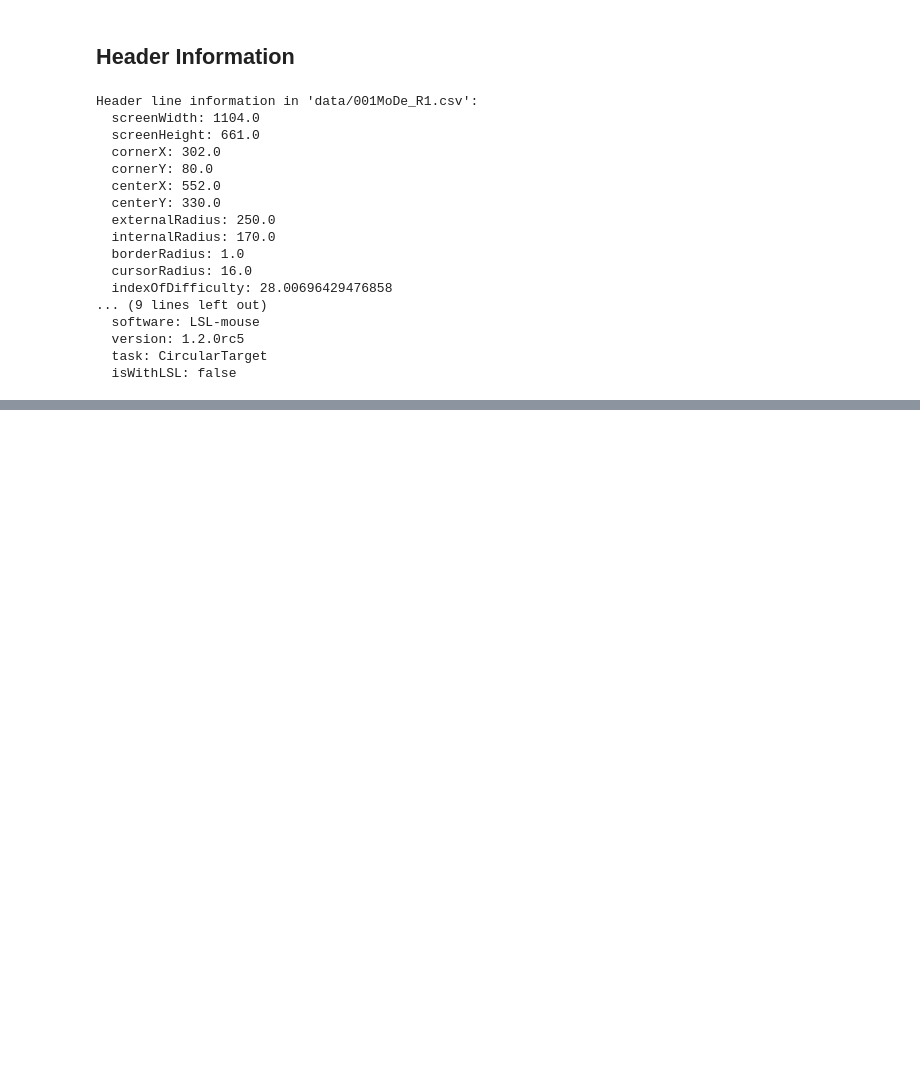
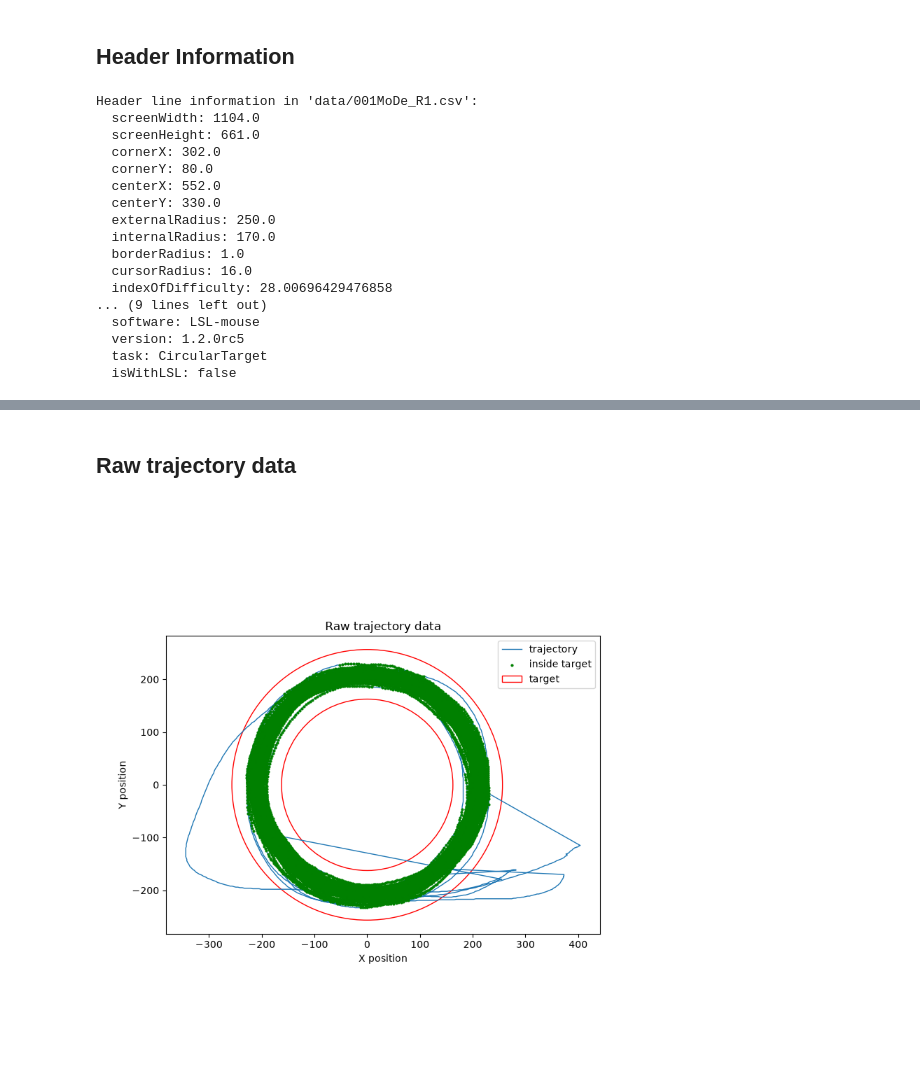
Before and after one commit to damienclanet080805-netizen/Circular-task-D, a Jupyter notebook: Circular task D.ipynb, the cells around one changed output, grey strips where cells are left out. Saved outputs shown, nothing was run; the diff lists cells and outputs as text; code cells hidden in the pictures; blank space fills up the shorter version.

```diff
--- a/Circular task D.ipynb
+++ b/Circular task D.ipynb
@@ -63,0 +257,65 @@ Header line information in 'data/001MoDe_R1.csv':
+# %% [markdown]
+
+## Raw trajectory data
+# %%
+
+fig, ax = plt.subplots(figsize=(8, 8))
+
+# Plot the complete mouse trajectory
+ax.plot(
+    x_raw,
+    y_raw,
+    color="tab:blue",
+    linewidth=1,
+    label="trajectory"
+)
+
+# Identify mouse positions inside the target
+inside_mask = mouse_data[:, 3] == 1
+
+# Plot positions inside the target
+ax.scatter(
+    x_raw[inside_mask],
+    y_raw[inside_mask],
+    color="green",
+    s=4,
+    label="inside target",
+    zorder=3
+)
+
+# Calculate target boundaries
+outer_radius = header["taskRadius"] + header["taskTolerance"]
+inner_radius = header["taskRadius"] - header["taskTolerance"]
+
+# Draw outer target boundary
+outer_circle = Circle(
+    (0, 0),
+    outer_radius,
+    fill=False,
+    edgecolor="red",
+    linewidth=1,
+    label="target"
+)
+
+# Draw inner target boundary
+inner_circle = Circle(
+    (0, 0),
+    inner_radius,
+    fill=False,
+    edgecolor="red",
+    linewidth=1
+)
+
+ax.add_patch(outer_circle)
+ax.add_patch(inner_circle)
+
+ax.set_title("Raw trajectory data")
+ax.set_xlabel("X position")
+ax.set_ylabel("Y position")
+
+ax.set_aspect("equal", adjustable="box")
+ax.legend()
+
+plt.show()
+# %% [output]
+[figure, added]
```
Also changed, not shown: parts of 34 cells of this notebook.
